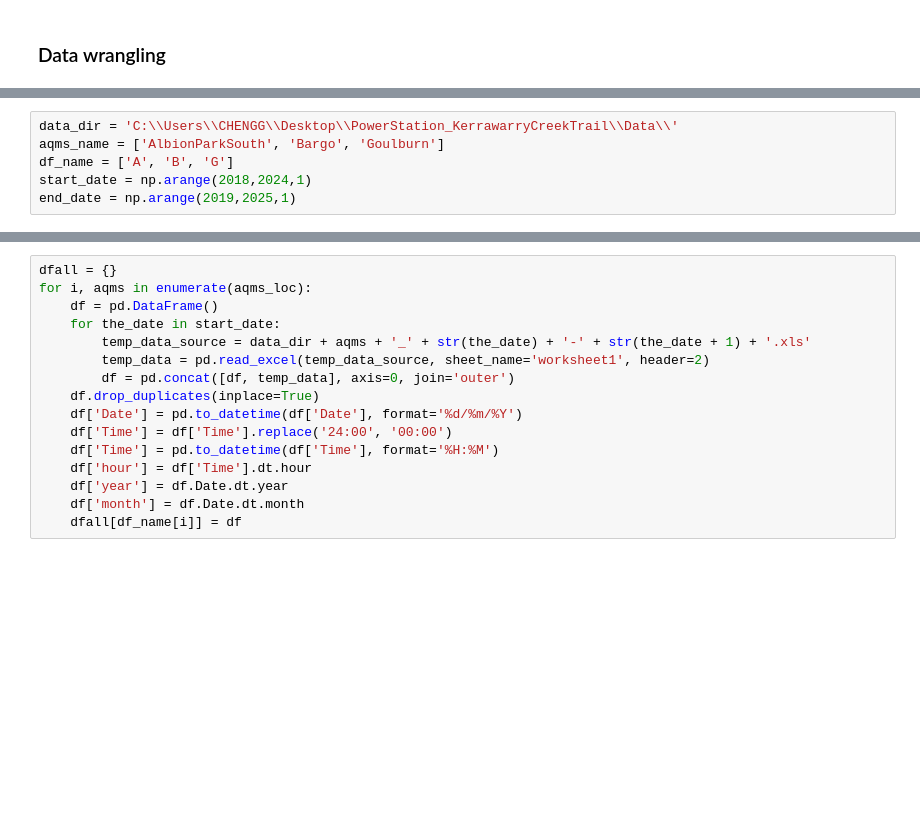
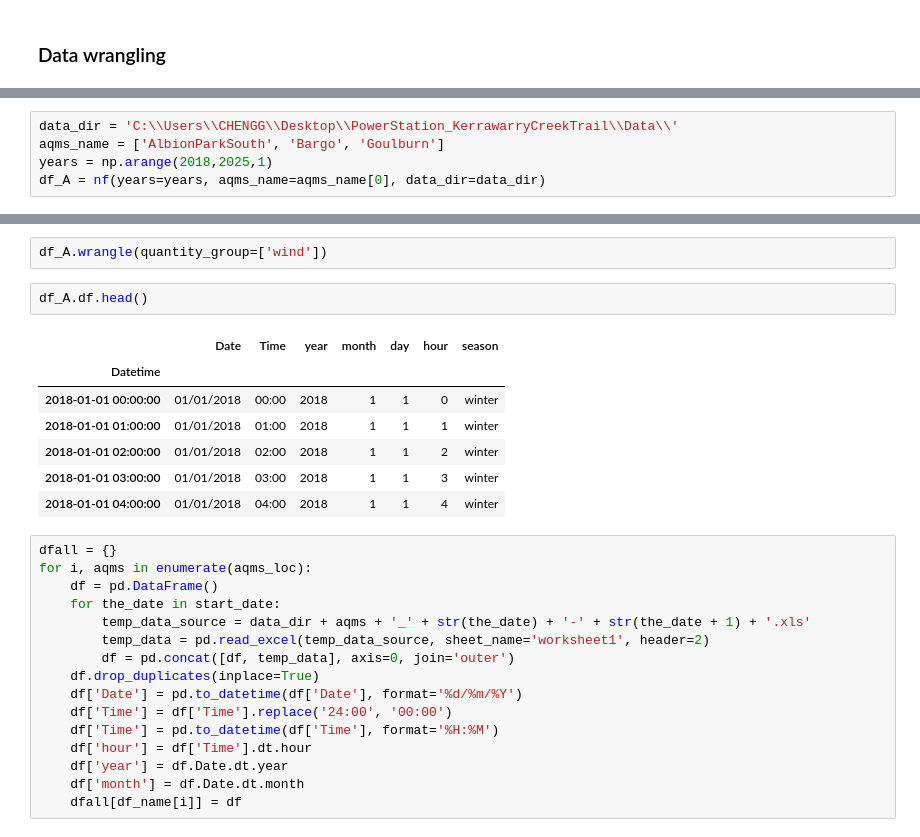
Before and after one commit to GinnCheng/DA_AQ_hub, a Jupyter notebook: DA_aqms_nsw.ipynb, the cells around one changed output, grey strips where cells are left out. Cells and saved outputs as stored; diff of their text form; blank space fills up the shorter version.

```diff
--- a/DA_aqms_nsw.ipynb
+++ b/DA_aqms_nsw.ipynb
@@ -13,6 +13,5 @@ from windrose import WindroseAxes
 # %%
 data_dir = 'C:\\Users\\CHENGG\\Desktop\\PowerStation_KerrawarryCreekTrail\\Data\\'
 aqms_name = ['AlbionParkSouth', 'Bargo', 'Goulburn']
-df_name = ['A', 'B', 'G']
-start_date = np.arange(2018,2024,1)
-end_date = np.arange(2019,2025,1)
+years = np.arange(2018,2025,1)
+df_A = nf(years=years, aqms_name=aqms_name[0], data_dir=data_dir)
@@ -19,3 +34,15 @@ end_date = np.arange(2019,2025,1)
+# %%
+df_A.wrangle(quantity_group=['wind'])
+# %%
+df_A.df.head()
+# %% [output]
+|  | Date | Time | year | month | day | hour | season |
+| Datetime |  |  |  |  |  |  |  |
+| 2018-01-01 00:00:00 | 01/01/2018 | 00:00 | 2018 | 1 | 1 | 0 | winter |
+| 2018-01-01 01:00:00 | 01/01/2018 | 01:00 | 2018 | 1 | 1 | 1 | winter |
+| 2018-01-01 02:00:00 | 01/01/2018 | 02:00 | 2018 | 1 | 1 | 2 | winter |
+| 2018-01-01 03:00:00 | 01/01/2018 | 03:00 | 2018 | 1 | 1 | 3 | winter |
+| 2018-01-01 04:00:00 | 01/01/2018 | 04:00 | 2018 | 1 | 1 | 4 | winter |
 # %%
 dfall = {}
 for i, aqms in enumerate(aqms_loc):
```
Also changed, not shown: parts of 3 cells of this notebook, 1 other file.
